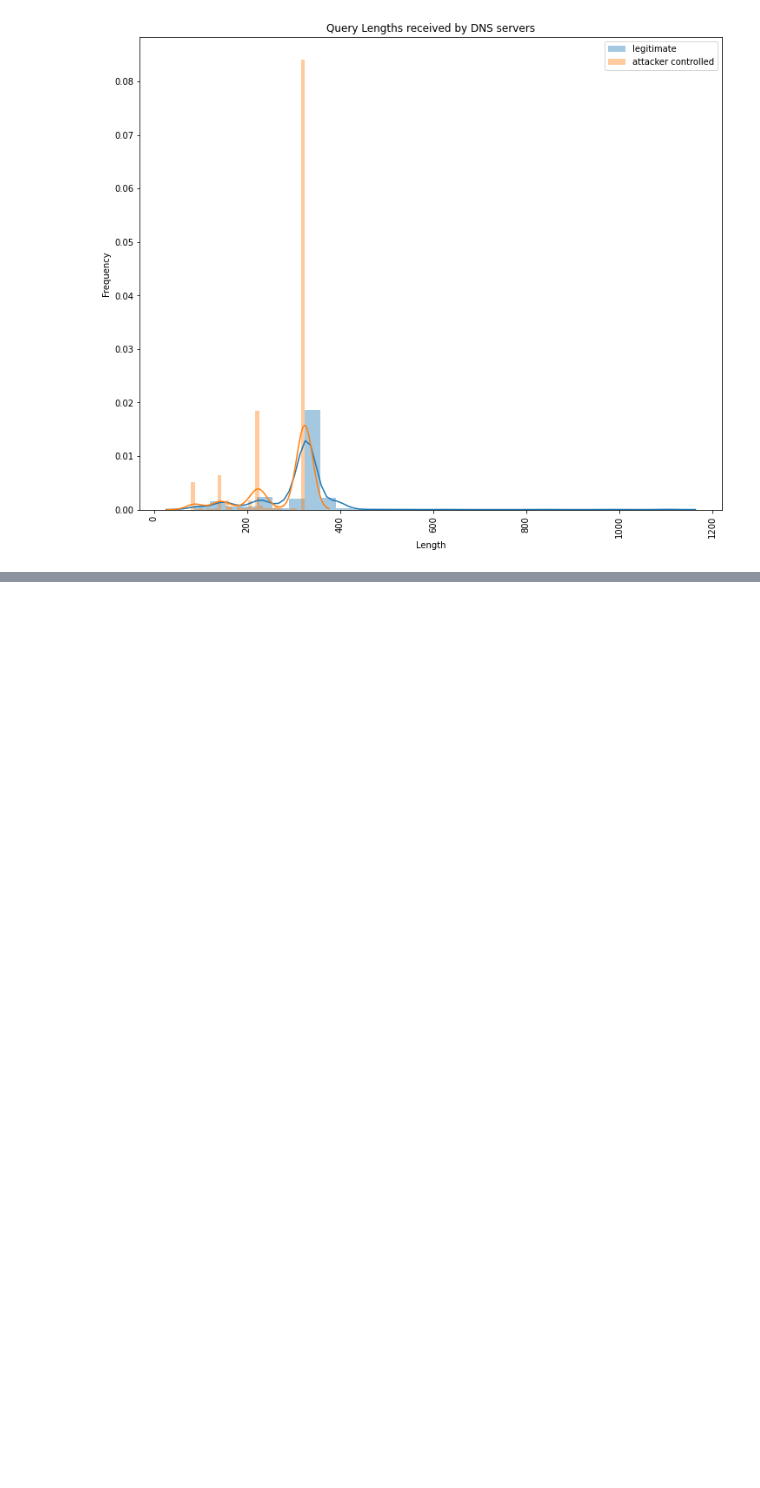
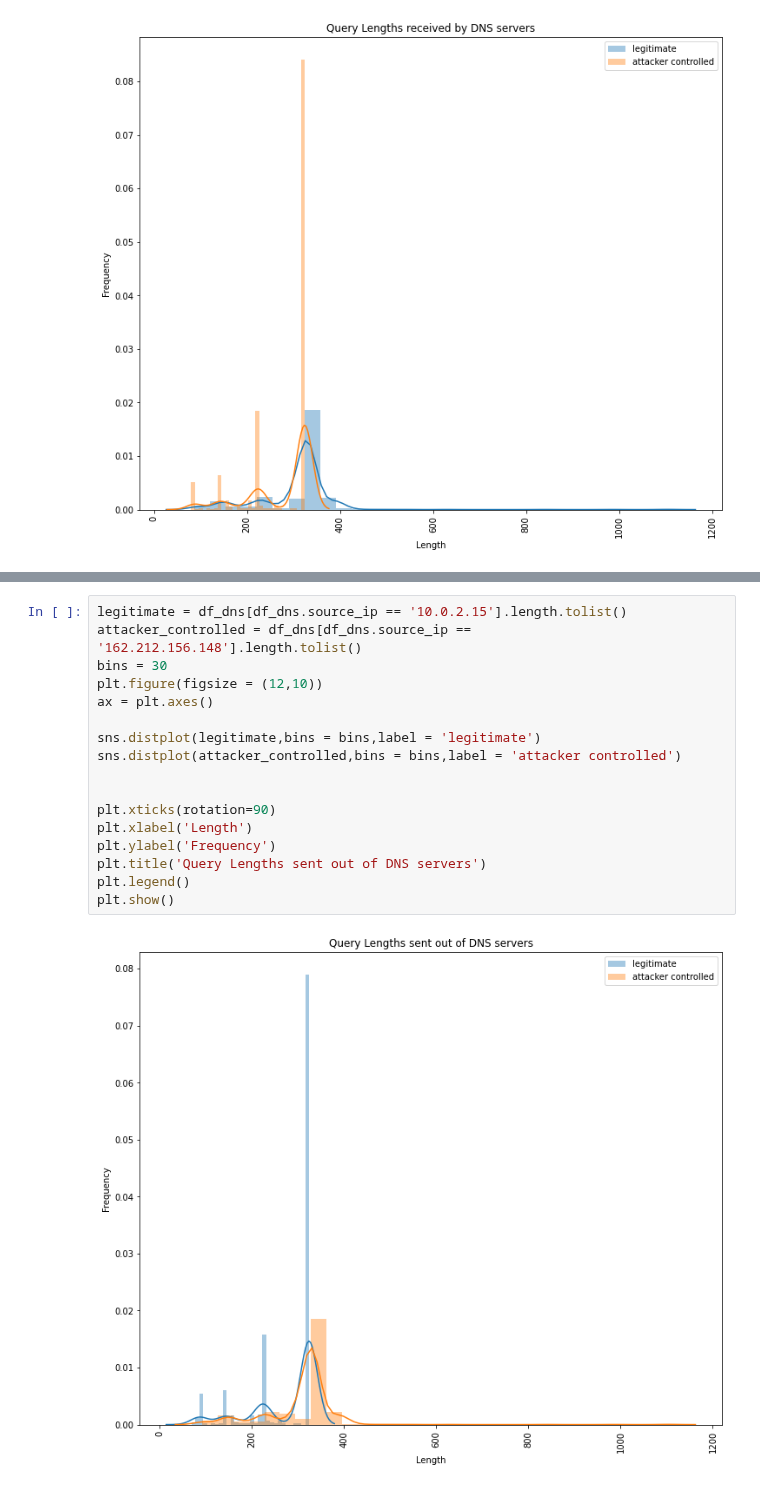
Before and after one commit to gowthamkuntumalla/Factor_Graphs_in_HPC_Security_MP, a Jupyter notebook: GK/498ds_mp3/Task01_GK.ipynb, the cells around one changed output, grey strips where cells are left out. Saved outputs shown, nothing was run; the diff lists cells and outputs as text; blank space fills up the shorter version.

```diff
--- a/GK/498ds_mp3/Task01_GK.ipynb
+++ b/GK/498ds_mp3/Task01_GK.ipynb
@@ -482,0 +496,19 @@ Successfully installed scipy-1.4.1 seaborn-0.10.0
+# %%
+legitimate = df_dns[df_dns.source_ip == '10.0.2.15'].length.tolist()
+attacker_controlled = df_dns[df_dns.source_ip == '162.212.156.148'].length.tolist()
+bins = 30
+plt.figure(figsize = (12,10))
+ax = plt.axes()
+
+sns.distplot(legitimate,bins = bins,label = 'legitimate')
+sns.distplot(attacker_controlled,bins = bins,label = 'attacker controlled')
+
+
+plt.xticks(rotation=90)
+plt.xlabel('Length')
+plt.ylabel('Frequency')
+plt.title('Query Lengths sent out of DNS servers')
+plt.legend()
+plt.show()
+# %% [output]
+[figure, added]
```
Also changed, not shown: parts of 3 cells of this notebook.
